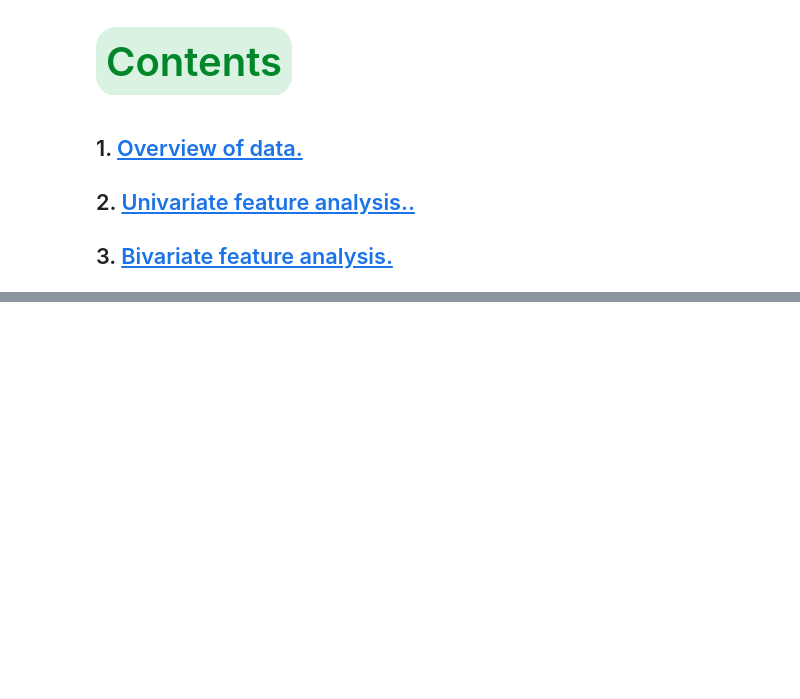
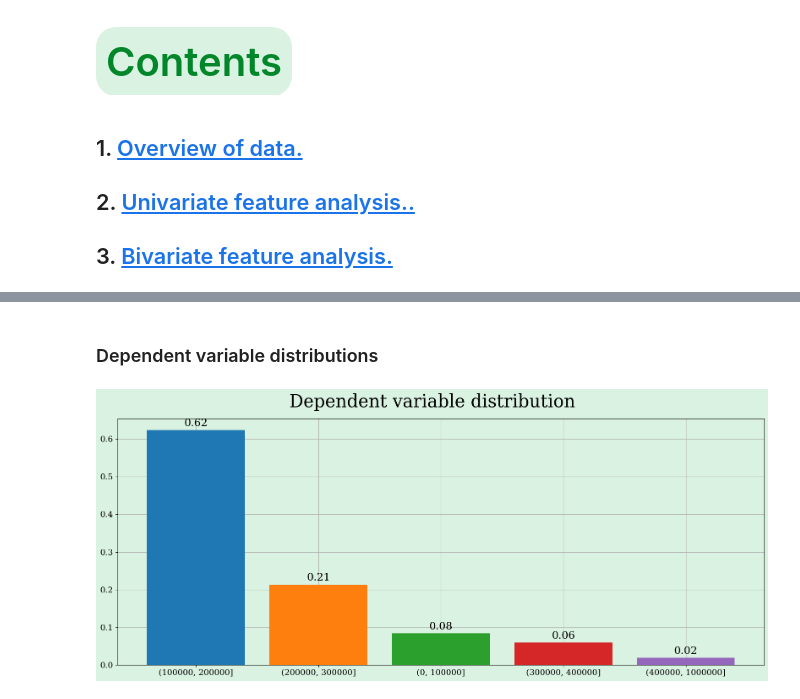
Before and after one commit to sersonSerson/Projects, a Jupyter notebook: Regression/HousePrice/01 EDA.ipynb, the cells around one changed output, grey strips where cells are left out. Cells and saved outputs as stored; diff of their text form; code cells hidden in the pictures; blank space fills up the shorter version.

```diff
--- a/Regression/HousePrice/01 EDA.ipynb
+++ b/Regression/HousePrice/01 EDA.ipynb
@@ -70,0 +79,5 @@ cpal = sns.color_palette("mycolormap", n_colors=60)
+# %%
+train = pd.read_csv('Data/train.csv', index_col=0)
+X_train = train.drop('SalePrice', axis=1)
+y_train = train['SalePrice']
+X_train.shape, y_train.shape
@@ -70,0 +274,5 @@ cpal = sns.color_palette("mycolormap", n_colors=60)
+# %%
+bin_grid = [0, 100000, 200000, 300000, 400000, 1000000]
+train['PriceBinned'] = \
+    pd.cut(train['SalePrice'].dropna(), bins=bin_grid, precision=0)
+train['PriceBinned']
@@ -70,0 +294,15 @@ cpal = sns.color_palette("mycolormap", n_colors=60)
+# %% [markdown]
+### Dependent variable distributions
+# %%
+price_bins_counts = train['PriceBinned'].dropna().value_counts(normalize=True)[:5]
+fig, ax = plt.subplots(figsize=(16, 7))
+fig.suptitle('Dependent variable distribution')
+rects = ax.bar(price_bins_counts.index.astype(str),
+               price_bins_counts.values,
+               color=cm.tab10.colors,
+               zorder=3)
+autolabel(rects, ax, decimals=2)
+plt.tight_layout()
+plt.show()
+# %% [output]
+[figure, added]
```
Also changed, not shown: parts of 31 cells of this notebook, 1 other file.
